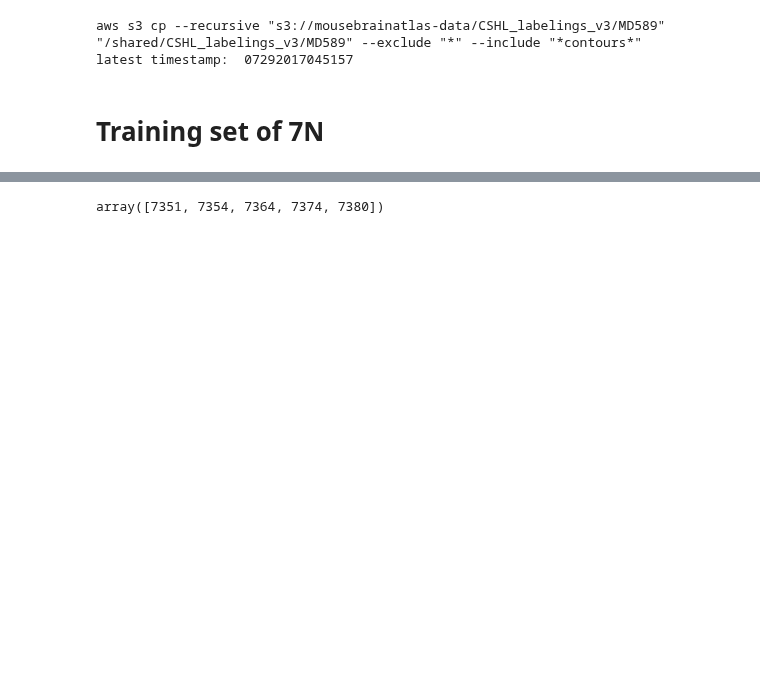
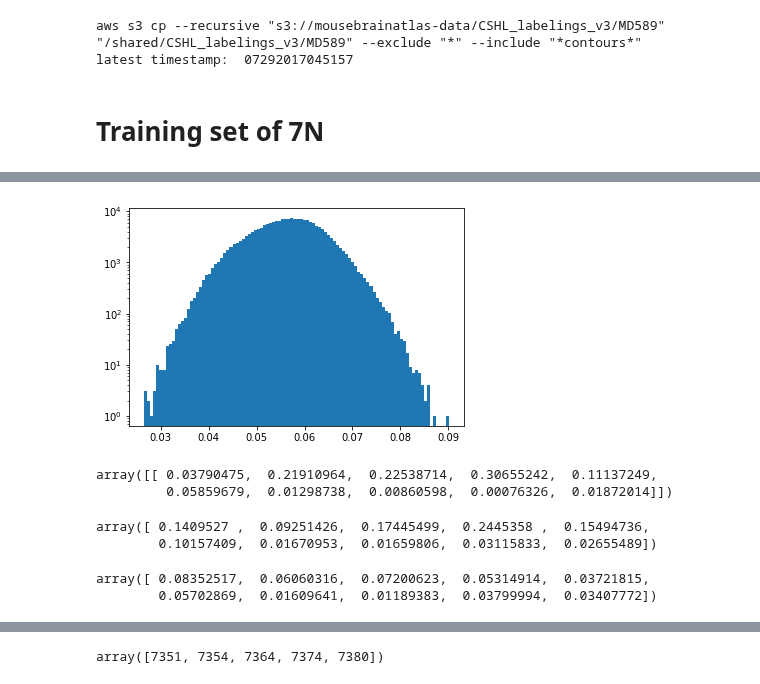
Before and after one commit to xiangjiph/MouseBrainAtlas, a Jupyter notebook: XJ/Blob_detection_v3.3(Analyze whole brain-stem data).ipynb, the cells around one changed output, grey strips where cells are left out. Drawn from its saved outputs; the diff is of its cells as text; code cells hidden in the pictures; blank space fills up the shorter version.

```diff
--- a/XJ/Blob_detection_v3.3(Analyze whole brain-stem data).ipynb
+++ b/XJ/Blob_detection_v3.3(Analyze whole brain-stem data).ipynb
@@ -131,0 +217,18 @@ len(typical_blob_props[152]['area'])
+# %%
+data_weight = []
+data_maxSimDiff = []
+# %%
+data_weight = list(data_weight)
+data_maxSimDiff = list(data_weight)
+numTry = 400
+numTryPerTime = 5000
+for tempTry in range(0, numTry):
+    print(float(tempTry)/numTry)
+    for temp in range(0,numTryPerTime):
+        weight = np.random.random(size=[10,1])
+        weight = weight / np.sum(weight)
+        positive_weighted_similarity = np.dot(positive_training_data, weight)
+        negative_weighted_similarity = np.dot(negative_training_data, weight)
+        threshold_s, maxSimDiff = fun_max_similarity(positive_weighted_similarity, negative_weighted_similarity, plotFig=False)
+        data_weight.append(weight.flatten())
+        data_maxSimDiff.append(maxSimDiff)
@@ -131,0 +253,6 @@ len(typical_blob_props[152]['area'])
+# %%
+tempNumBin = 100
+plt.hist(data_maxSimDiff, tempNumBin);
+plt.yscale('log')
+# %% [output]
+[figure, added]
@@ -131,0 +262,16 @@ len(typical_blob_props[152]['area'])
+# %%
+tempGoodResult = data_weight[data_maxSimDiff > 0.09]
+tempGoodResult
+# %% [output]
+array([[ 0.03790475,  0.21910964,  0.22538714,  0.30655242,  0.11137249,
+         0.05859679,  0.01298738,  0.00860598,  0.00076326,  0.01872014]])
+# %%
+np.mean(tempGoodResult,axis=0)
+# %% [output]
+array([ 0.1409527 ,  0.09251426,  0.17445499,  0.2445358 ,  0.15494736,
+        0.10157409,  0.01670953,  0.01659806,  0.03115833,  0.02655489])
+# %%
+np.std(tempGoodResult, axis=0)
+# %% [output]
+array([ 0.08352517,  0.06060316,  0.07200623,  0.05314914,  0.03721815,
+        0.05702869,  0.01609641,  0.01189383,  0.03799994,  0.03407772])
```
Also changed, not shown: parts of 28 cells of this notebook, 3 other files.
